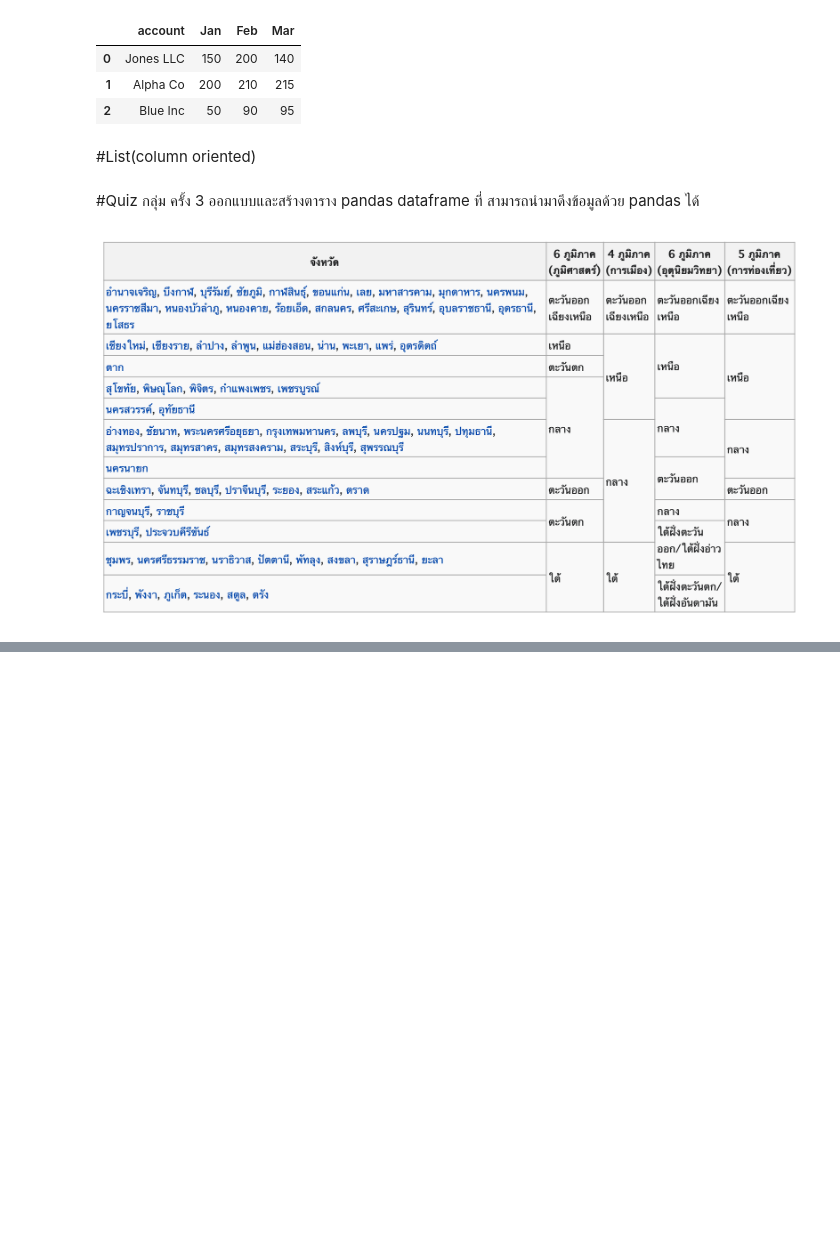
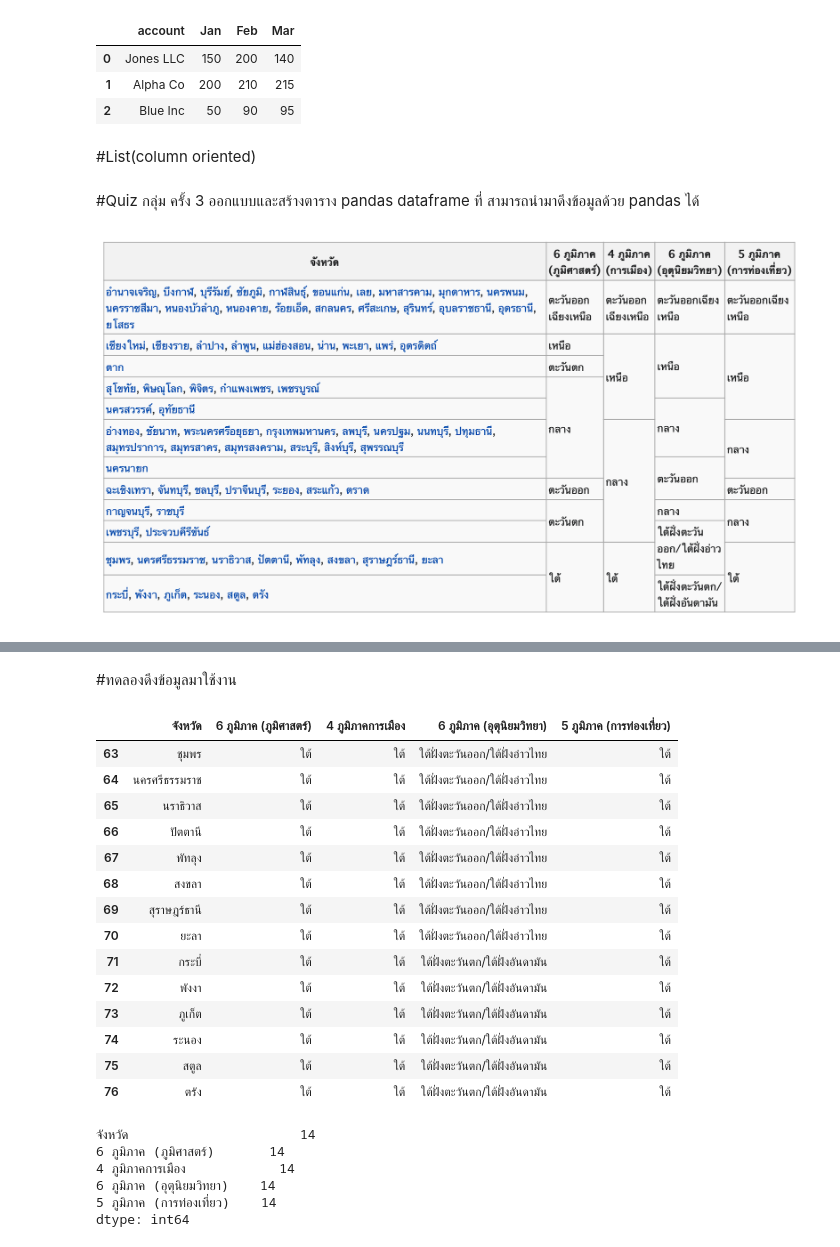
Before and after one commit to Chanunchida-May/data_viz_2022, a Jupyter notebook: Pandas102.ipynb, the cells around one changed output, grey strips where cells are left out. Drawn from its saved outputs; the diff is of its cells as text; code cells hidden in the pictures; blank space fills up the shorter version.

```diff
--- a/Pandas102.ipynb
+++ b/Pandas102.ipynb
@@ -427,3 +427,32 @@ data_item = [['account',['Jones LLC','Alpha Co','Blue Inc']],
 ออกแบบและสร้างตาราง pandas dataframe ที่ สามารถนำมาดึงข้อมูลด้วย pandas ได้
 # %% [markdown]
 ![image.png](embedded-picture-1)
+# %%
+data_pro = {'จังหวัด':['อำนาจเจริญ', 'บึงกาฬ', 'บุรีรัมย์', 'ชัยภูมิ', 'กาฬสินธุ์', 'ขอนแก่น', 'เลย', 'มหาสารคาม', 'มุกดาหาร', 'นครพนม', 'นครราชสีมา', 'หนองบัวลำภู', 'หนองคาย', 'ร้อยเอ็ด', 'สกลนคร', 'ศรีสะเกษ', 'สุรินทร์', 'อุบลราชธานี', 'อุดรธานี',
+                       'ยโสธร','เชียงใหม่', 'เชียงราย', 'ลำปาง', 'ลำพูน', 'แม่ฮ่องสอน', 'น่าน', 'พะเยา', 'แพร่', 'อุตรดิตถ์','ตาก','สุโขทัย', 'พิษณุโลก', 'พิจิตร', 'กำแพงเพชร', 'เพชรบูรณ์','นครสวรรค์', 'อุทัยธานี',
+                       'อ่างทอง', 'ชัยนาท', 'พระนครศรีอยุธยา', 'กรุงเทพมหานคร', 'ลพบุรี', 'นครปฐม', 'นนทบุรี', 'ปทุมธานี', 'สมุทรปราการ', 'สมุทรสาคร', 'สมุทรสงคราม', 'สระบุรี', 'สิงห์บุรี', 'สุพรรณบุรี',
+                       'นครนายก','ฉะเชิงเทรา', 'จันทบุรี', 'ชลบุรี', 'ปราจีนบุรี', 'ระยอง', 'สระแก้ว', 'ตราด','กาญจนบุรี', 'ราชบุรี','เพชรบุรี', 'ประจวบคีรีขันธ์','ชุมพร', 'นครศรีธรรมราช', 'นราธิวาส', 'ปัตตานี', 'พัทลุง', 'สงขลา', 'สุราษฎร์ธานี', 'ยะลา',
+                       'กระบี่', 'พังงา', 'ภูเก็ต', 'ระนอง', 'สตูล', 'ตรัง'],
+                    '6 ภูมิภาค (ภูมิศาสตร์)':['ตะวันออกเฉียงเหนือ','ตะวันออกเฉียงเหนือ','ตะวันออกเฉียงเหนือ','ตะวันออกเฉียงเหนือ','ตะวันออกเฉียงเหนือ','ตะวันออกเฉียงเหนือ','ตะวันออกเฉียงเหนือ','ตะวันออกเฉียงเหนือ','ตะวันออกเฉียงเหนือ','ตะวันออกเฉียงเหนือ',
+                        'ตะวันออกเฉียงเหนือ','ตะวันออกเฉียงเหนือ','ตะวันออกเฉียงเหนือ','ตะวันออกเฉียงเหนือ','ตะวันออกเฉียงเหนือ','ตะวันออกเฉียงเหนือ','ตะวันออกเฉียงเหนือ','ตะวันออกเฉียงเหนือ','ตะวันออกเฉียงเหนือ','ตะวันออกเฉียงเหนือ',
+                        'เหนือ','เหนือ','เหนือ','เหนือ','เหนือ','เหนือ','เหนือ','เหนือ','เหนือ','ตะวันตก','กลาง','กลาง','กลาง','กลาง','กลาง','กลาง','กลาง','กลาง','กลาง','กลาง','กลาง','กลาง','กลาง','กลาง','กลาง','กลาง','กลาง','กลาง','กลาง','กลาง','กลาง','กลาง',
+                        'ตะวันออก','ตะวันออก','ตะวันออก','ตะวันออก','ตะวันออก','ตะวันออก','ตะวันออก','ตะวันตก','ตะวันตก','ตะวันตก','ตะวันตก','ใต้','ใต้','ใต้','ใต้','ใต้','ใต้','ใต้','ใต้','ใต้','ใต้','ใต้','ใต้','ใต้','ใต้'],
+                    '4 ภูมิภาคการเมือง':['ตะวันออกเฉียงเหนือ','ตะวันออกเฉียงเหนือ','ตะวันออกเฉียงเหนือ','ตะวันออกเฉียงเหนือ','ตะวันออกเฉียงเหนือ','ตะวันออกเฉียงเหนือ','ตะวันออกเฉียงเหนือ','ตะวันออกเฉียงเหนือ','ตะวันออกเฉียงเหนือ','ตะวันออกเฉียงเหนือ',
+                        'ตะวันออกเฉียงเหนือ','ตะวันออกเฉียงเหนือ','ตะวันออกเฉียงเหนือ','ตะวันออกเฉียงเหนือ','ตะวันออกเฉียงเหนือ','ตะวันออกเฉียงเหนือ','ตะวันออกเฉียงเหนือ','ตะวันออกเฉียงเหนือ','ตะวันออกเฉียงเหนือ','ตะวันออกเฉียงเหนือ',
+                        'เหนือ','เหนือ','เหนือ','เหนือ','เหนือ','เหนือ','เหนือ','เหนือ','เหนือ','เหนือ','เหนือ','เหนือ','เหนือ','เหนือ','เหนือ','เหนือ','เหนือ','กลาง','กลาง','กลาง','กลาง','กลาง','กลาง','กลาง','กลาง','กลาง','กลาง','กลาง','กลาง','กลาง','กลาง','กลาง','กลาง','กลาง','กลาง',
+                        'กลาง','กลาง','กลาง','กลาง','กลาง','กลาง','กลาง','กลาง','ใต้','ใต้','ใต้','ใต้','ใต้','ใต้','ใต้','ใต้','ใต้','ใต้','ใต้','ใต้','ใต้','ใต้'],
+                    '6 ภูมิภาค (อุตุนิยมวิทยา)':['ตะวันออกเฉียงเหนือ','ตะวันออกเฉียงเหนือ','ตะวันออกเฉียงเหนือ','ตะวันออกเฉียงเหนือ','ตะวันออกเฉียงเหนือ','ตะวันออกเฉียงเหนือ','ตะวันออกเฉียงเหนือ','ตะวันออกเฉียงเหนือ','ตะวันออกเฉียงเหนือ','ตะวันออกเฉียงเหนือ',
+                        'ตะวันออกเฉียงเหนือ','ตะวันออกเฉียงเหนือ','ตะวันออกเฉียงเหนือ','ตะวันออกเฉียงเหนือ','ตะวันออกเฉียงเหนือ','ตะวันออกเฉียงเหนือ','ตะวันออกเฉียงเหนือ','ตะวันออกเฉียงเหนือ','ตะวันออกเฉียงเหนือ','ตะวันออกเฉียงเหนือ',
+                        'เหนือ','เหนือ', 'เหนือ','เหนือ', 'เหนือ','เหนือ', 'เหนือ','เหนือ', 'เหนือ','เหนือ', 'เหนือ','เหนือ', 'เหนือ','เหนือ', 'เหนือ','กลาง','กลาง','กลาง','กลาง','กลาง','กลาง','กลาง','กลาง','กลาง','กลาง','กลาง','กลาง','กลาง','กลาง','กลาง','กลาง',
+                        'ตะวันออก','ตะวันออก','ตะวันออก','ตะวันออก','ตะวันออก','ตะวันออก','ตะวันออก','ตะวันออก','กลาง','กลาง','ใต้ฝั่งตะวันออก/ใต้ฝั่งอ่าวไทย','ใต้ฝั่งตะวันออก/ใต้ฝั่งอ่าวไทย','ใต้ฝั่งตะวันออก/ใต้ฝั่งอ่าวไทย','ใต้ฝั่งตะวันออก/ใต้ฝั่งอ่าวไทย','ใต้ฝั่งตะวันออก/ใต้ฝั่งอ่าวไทย',
+                        'ใต้ฝั่งตะวันออก/ใต้ฝั่งอ่าวไทย','ใต้ฝั่งตะวันออก/ใต้ฝั่งอ่าวไทย','ใต้ฝั่งตะวันออก/ใต้ฝั่งอ่าวไทย','ใต้ฝั่งตะวันออก/ใต้ฝั่งอ่าวไทย','ใต้ฝั่งตะวันออก/ใต้ฝั่งอ่าวไทย',
+                        'ใต้ฝั่งตะวันตก/ใต้ฝั่งอันดามัน','ใต้ฝั่งตะวันตก/ใต้ฝั่งอันดามัน','ใต้ฝั่งตะวันตก/ใต้ฝั่งอันดามัน', 'ใต้ฝั่งตะวันตก/ใต้ฝั่งอันดามัน','ใต้ฝั่งตะวันตก/ใต้ฝั่งอันดามัน','ใต้ฝั่งตะวันตก/ใต้ฝั่งอันดามัน'],
+                    '5 ภูมิภาค (การท่องเที่ยว)':['ตะวันออกเฉียงเหนือ','ตะวันออกเฉียงเหนือ','ตะวันออกเฉียงเหนือ','ตะวันออกเฉียงเหนือ','ตะวันออกเฉียงเหนือ','ตะวันออกเฉียงเหนือ','ตะวันออกเฉียงเหนือ','ตะวันออกเฉียงเหนือ','ตะวันออกเฉียงเหนือ','ตะวันออกเฉียงเหนือ',
+                        'ตะวันออกเฉียงเหนือ','ตะวันออกเฉียงเหนือ','ตะวันออกเฉียงเหนือ','ตะวันออกเฉียงเหนือ','ตะวันออกเฉียงเหนือ','ตะวันออกเฉียงเหนือ','ตะวันออกเฉียงเหนือ','ตะวันออกเฉียงเหนือ','ตะวันออกเฉียงเหนือ','ตะวันออกเฉียงเหนือ',
+                        'เหนือ','เหนือ', 'เหนือ','เหนือ', 'เหนือ','เหนือ', 'เหนือ','เหนือ', 'เหนือ','เหนือ', 'เหนือ','เหนือ', 'เหนือ','เหนือ', 'เหนือ','เหนือ', 'เหนือ','กลาง','กลาง','กลาง','กลาง','กลาง','กลาง','กลาง','กลาง','กลาง','กลาง','กลาง','กลาง','กลาง','กลาง','กลาง',
+                        'ตะวันออก', 'ตะวันออก', 'ตะวันออก', 'ตะวันออก', 'ตะวันออก', 'ตะวันออก', 'ตะวันออก','กลาง','กลาง','กลาง','กลาง','ใต้','ใต้','ใต้','ใต้','ใต้','ใต้','ใต้','ใต้','ใต้','ใต้','ใต้','ใต้','ใต้','ใต้']
+
+             }
+# %%
+df5 = pd.DataFrame.from_dict(data_pro)
+df5
@@ -429,0 +473,30 @@ data_item = [['account',['Jones LLC','Alpha Co','Blue Inc']],
+# %% [markdown]
+#ทดลองดึงข้อมูลมาใช้งาน
+# %%
+df_south = df5[df5['6 ภูมิภาค (ภูมิศาสตร์)']=='ใต้']
+df_south
+# %% [output]
+|  | จังหวัด | 6 ภูมิภาค (ภูมิศาสตร์) | 4 ภูมิภาคการเมือง | 6 ภูมิภาค (อุตุนิยมวิทยา) | 5 ภูมิภาค (การท่องเที่ยว) |
+| 63 | ชุมพร | ใต้ | ใต้ | ใต้ฝั่งตะวันออก/ใต้ฝั่งอ่าวไทย | ใต้ |
+| 64 | นครศรีธรรมราช | ใต้ | ใต้ | ใต้ฝั่งตะวันออก/ใต้ฝั่งอ่าวไทย | ใต้ |
+| 65 | นราธิวาส | ใต้ | ใต้ | ใต้ฝั่งตะวันออก/ใต้ฝั่งอ่าวไทย | ใต้ |
+| 66 | ปัตตานี | ใต้ | ใต้ | ใต้ฝั่งตะวันออก/ใต้ฝั่งอ่าวไทย | ใต้ |
+| 67 | พัทลุง | ใต้ | ใต้ | ใต้ฝั่งตะวันออก/ใต้ฝั่งอ่าวไทย | ใต้ |
+| 68 | สงขลา | ใต้ | ใต้ | ใต้ฝั่งตะวันออก/ใต้ฝั่งอ่าวไทย | ใต้ |
+| 69 | สุราษฎร์ธานี | ใต้ | ใต้ | ใต้ฝั่งตะวันออก/ใต้ฝั่งอ่าวไทย | ใต้ |
+| 70 | ยะลา | ใต้ | ใต้ | ใต้ฝั่งตะวันออก/ใต้ฝั่งอ่าวไทย | ใต้ |
+| 71 | กระบี่ | ใต้ | ใต้ | ใต้ฝั่งตะวันตก/ใต้ฝั่งอันดามัน | ใต้ |
+| 72 | พังงา | ใต้ | ใต้ | ใต้ฝั่งตะวันตก/ใต้ฝั่งอันดามัน | ใต้ |
+| 73 | ภูเก็ต | ใต้ | ใต้ | ใต้ฝั่งตะวันตก/ใต้ฝั่งอันดามัน | ใต้ |
+| 74 | ระนอง | ใต้ | ใต้ | ใต้ฝั่งตะวันตก/ใต้ฝั่งอันดามัน | ใต้ |
+| 75 | สตูล | ใต้ | ใต้ | ใต้ฝั่งตะวันตก/ใต้ฝั่งอันดามัน | ใต้ |
+| 76 | ตรัง | ใต้ | ใต้ | ใต้ฝั่งตะวันตก/ใต้ฝั่งอันดามัน | ใต้ |
+# %%
+df_south.count() #เเสดงข้อมูลภาคใต้ว่ามีกี่จังหวัด
+# %% [output]
+จังหวัด                      14
+6 ภูมิภาค (ภูมิศาสตร์)       14
+4 ภูมิภาคการเมือง            14
+6 ภูมิภาค (อุตุนิยมวิทยา)    14
+5 ภูมิภาค (การท่องเที่ยว)    14
+dtype: int64
```
Also changed, not shown: parts of 3 cells of this notebook.
